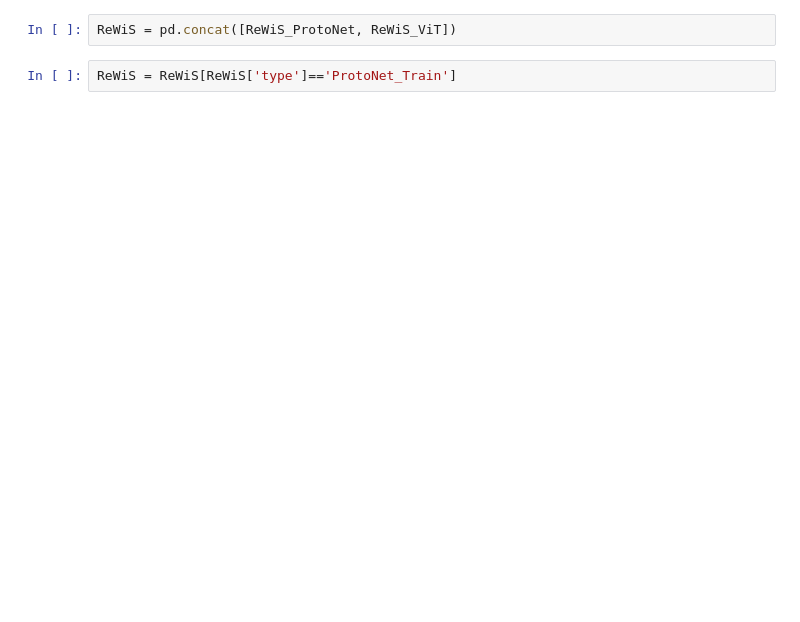
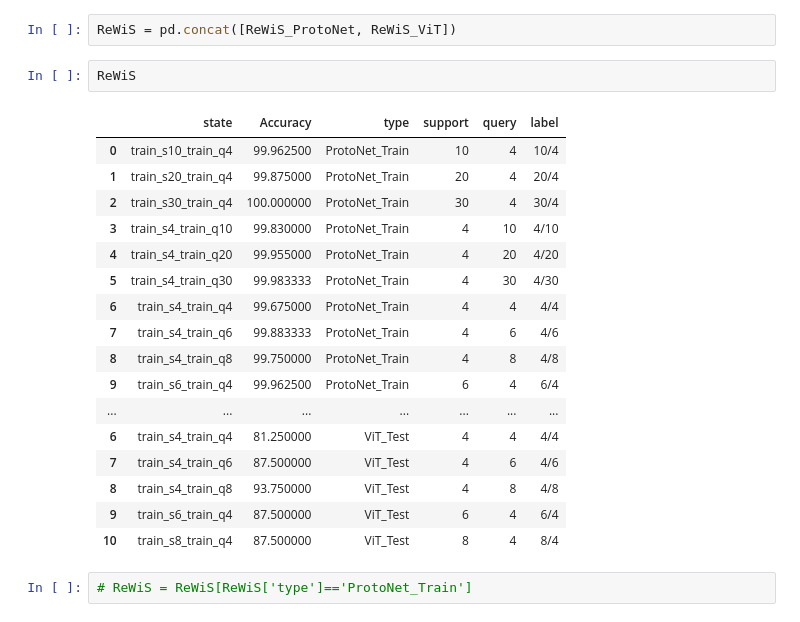
Before and after one commit to pjs990301/Wi-Fi-Few-shot-Benchmark, a Jupyter notebook: plot_chart_meta.ipynb, the cells around one changed output. Saved outputs shown, nothing was run; the diff lists cells and outputs as text; blank space fills up the shorter version.

```diff
--- a/plot_chart_meta.ipynb
+++ b/plot_chart_meta.ipynb
@@ -280,5 +351,25 @@ plt.show()
 # %%
 ReWiS = pd.concat([ReWiS_ProtoNet, ReWiS_ViT])
+# %%
+ReWiS
+# %% [output]
+|  | state | Accuracy | type | support | query | label |
+| 0 | train_s10_train_q4 | 99.962500 | ProtoNet_Train | 10 | 4 | 10/4 |
+| 1 | train_s20_train_q4 | 99.875000 | ProtoNet_Train | 20 | 4 | 20/4 |
+| 2 | train_s30_train_q4 | 100.000000 | ProtoNet_Train | 30 | 4 | 30/4 |
+| 3 | train_s4_train_q10 | 99.830000 | ProtoNet_Train | 4 | 10 | 4/10 |
+| 4 | train_s4_train_q20 | 99.955000 | ProtoNet_Train | 4 | 20 | 4/20 |
+| 5 | train_s4_train_q30 | 99.983333 | ProtoNet_Train | 4 | 30 | 4/30 |
+| 6 | train_s4_train_q4 | 99.675000 | ProtoNet_Train | 4 | 4 | 4/4 |
+| 7 | train_s4_train_q6 | 99.883333 | ProtoNet_Train | 4 | 6 | 4/6 |
+| 8 | train_s4_train_q8 | 99.750000 | ProtoNet_Train | 4 | 8 | 4/8 |
+| 9 | train_s6_train_q4 | 99.962500 | ProtoNet_Train | 6 | 4 | 6/4 |
+| ... | ... | ... | ... | ... | ... | ... |
+| 6 | train_s4_train_q4 | 81.250000 | ViT_Test | 4 | 4 | 4/4 |
+| 7 | train_s4_train_q6 | 87.500000 | ViT_Test | 4 | 6 | 4/6 |
+| 8 | train_s4_train_q8 | 93.750000 | ViT_Test | 4 | 8 | 4/8 |
+| 9 | train_s6_train_q4 | 87.500000 | ViT_Test | 6 | 4 | 6/4 |
+| 10 | train_s8_train_q4 | 87.500000 | ViT_Test | 8 | 4 | 8/4 |
 # %%
-ReWiS = ReWiS[ReWiS['type']=='ProtoNet_Train']
+# ReWiS = ReWiS[ReWiS['type']=='ProtoNet_Train']
 # %%
```
Also changed, not shown: parts of 7 cells of this notebook, 1 other file.
